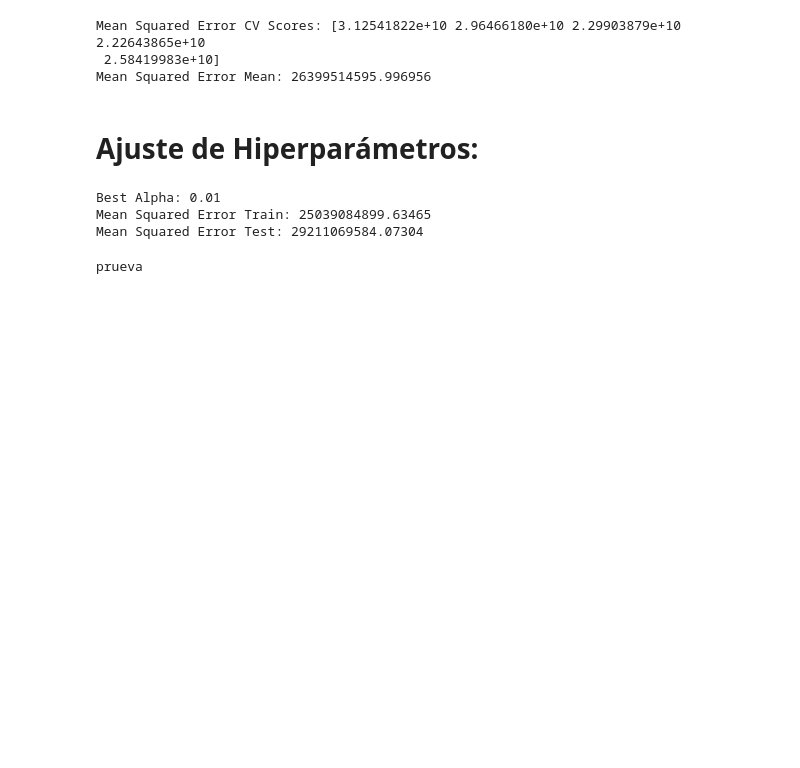
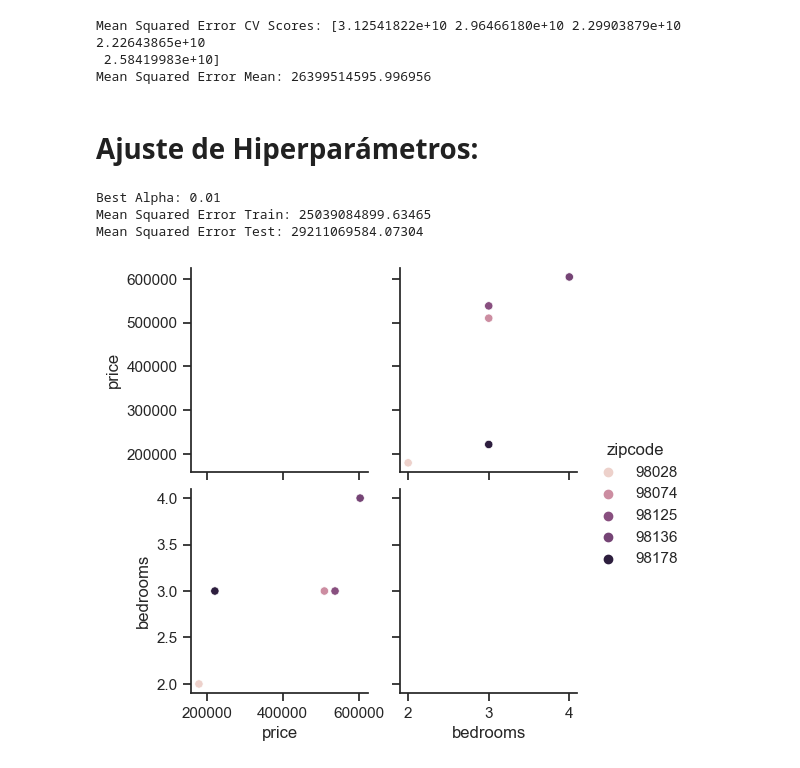
Before and after one commit to AI-School-F5-P2/TE_ML, a Jupyter notebook: archivo.ipynb, the cells around one changed output. Drawn from its saved outputs; the diff is of its cells as text; code cells hidden in the pictures; blank space fills up the shorter version.

```diff
--- a/archivo.ipynb
+++ b/archivo.ipynb
@@ -303,7 +312,23 @@ print(f"Mean Squared Error Test: {mse_test}")
 Best Alpha: 0.01
 Mean Squared Error Train: 25039084899.63465
 Mean Squared Error Test: 29211069584.07304
-# %%
-print ("prueva")
-# %% [output]
-prueva
+# %%
+
+# Crear un diccionario con los datos
+data = {
+    'price': [221900, 538000, 180000, 604000, 510000],
+    'bedrooms': [3, 3, 2, 4, 3],
+    'zipcode': [98178, 98125, 98028, 98136, 98074]
+}
+
+# Crear un DataFrame a partir del diccionario
+df = pd.DataFrame(data)
+
+# Establecer el estilo "ticks"
+sns.set_theme(style="ticks")
+
+# Crear un pairplot similar al de los datos de pingüinos
+sns.pairplot(df, hue="zipcode")
+plt.show()
+# %% [output]
+[figure, added]
```
Also changed, not shown: parts of 4 cells of this notebook.
